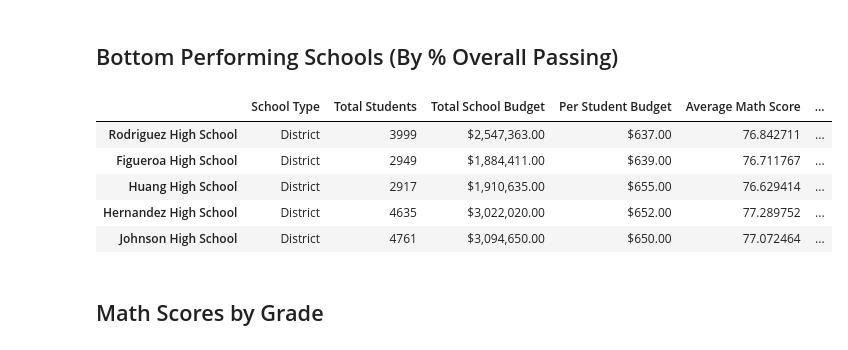
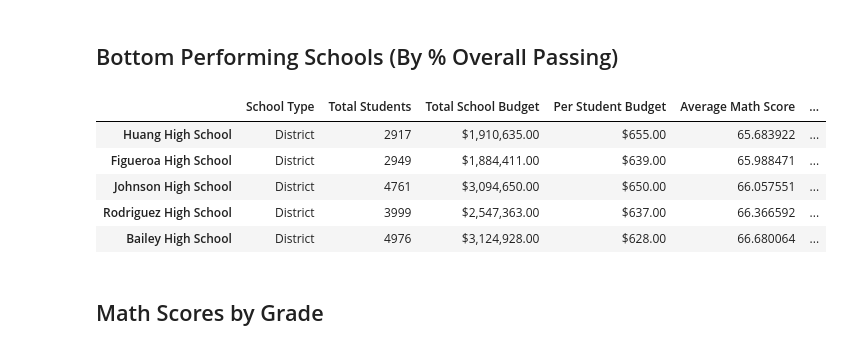
Before and after one commit to jm18443/pandas-challenge, a Jupyter notebook: PyCitySchools/PyCitySchools_starter.ipynb, the cells around one changed output. Saved outputs shown, nothing was run; the diff lists cells and outputs as text; code cells hidden in the pictures.

```diff
--- a/PyCitySchools/PyCitySchools_starter.ipynb
+++ b/PyCitySchools/PyCitySchools_starter.ipynb
@@ -153,10 +217,5 @@ Name: reading_score, dtype: float64
 # %%
 # Calculate the number of schools with math scores of 70 or higher
-#% Passing Math per school (89-91% passing vs 67%)
-pas_math_scor=school_data_complete.loc[school_data_complete["math_score"]>=70]
-pas_math_scor
-
-#assign the math scoor by each school
-group_math_sch=pas_math_scor["school_name"].count()
-group_math_sch
+school_passing_math=school_data_complete.loc[school_data_complete["math_score"]>=70]
+school_passing_math
 # %% [output]
@@ -164,4 +235,5 @@ group_math_sch
 # %%
 # Calculate the number of schools with reading scores of 70 or higher
-school_passing_reading = school_data_complete[school_data_complete['reading_score'] >= 70].reading_score.count()
+school_passing_reading = school_data_complete.loc[school_data_complete['reading_score'] >= 70]
+school_passing_reading
 # %% [output]
@@ -194,16 +277,20 @@ dtype: int64
 # Use the provided code to calculate the passing rates
 per_school_passing_math = school_passing_math.groupby(["school_name"]).count()["student_name"] / per_school_counts * 100
 per_school_passing_reading = school_passing_reading.groupby(["school_name"]).count()["student_name"] / per_school_counts * 100
-overall_passing_rate = passing_math_and_reading.groupby(["school_name"]).count()["student_name"] / per_school_counts * 100
+overall_passing_rate = per_school_passing_math + per_school_passing_reading/100
 # %%
 # Create a DataFrame called `per_school_summary` with columns for the calculations above.
-
+per_school_summary = pd.DataFrame({"School Type":school_types, "Total Students":per_school_counts, "Total School Budget":per_school_budget
+                                ,"Per Student Budget":per_student_budget ,"Average Math Score" : percent_math,
+                             "Average Reading Score":percent_read,
+                             "% Passing Math":percent_math, "% Passing Reading":percent_read,
+                            "% Overall Passing Rate":overall_passing_rate})
 
 # Formatting
 per_school_summary["Total School Budget"] = per_school_summary["Total School Budget"].map("${:,.2f}".format)
 per_school_summary["Per Student Budget"] = per_school_summary["Per Student Budget"].map("${:,.2f}".format)
 
 # Display the DataFrame
-per_school_summary
+per_school_summary.head()
 # %% [output]
 |  | School Type | Total Students | Total School Budget | Per Student Budget | Average Math Score | ... |
@@ -237,13 +319,18 @@ per_school_summary
 ## Bottom Performing Schools (By % Overall Passing)
 # %%
 # Sort the schools by `% Overall Passing` in ascending order and display the top 5 rows.
+bot_schools = per_school_summary.sort_values(["% Passing Math","% Passing Reading","% Overall Passing Rate" ],
+                                        ascending=True)
+
+
+bot_schools.head()
 # %% [output]
 |  | School Type | Total Students | Total School Budget | Per Student Budget | Average Math Score | ... |
-| Rodriguez High School | District | 3999 | $2,547,363.00 | $637.00 | 76.842711 | ... |
-| Figueroa High School | District | 2949 | $1,884,411.00 | $639.00 | 76.711767 | ... |
-| Huang High School | District | 2917 | $1,910,635.00 | $655.00 | 76.629414 | ... |
-| Hernandez High School | District | 4635 | $3,022,020.00 | $652.00 | 77.289752 | ... |
-| Johnson High School | District | 4761 | $3,094,650.00 | $650.00 | 77.072464 | ... |
+| Huang High School | District | 2917 | $1,910,635.00 | $655.00 | 65.683922 | ... |
+| Figueroa High School | District | 2949 | $1,884,411.00 | $639.00 | 65.988471 | ... |
+| Johnson High School | District | 4761 | $3,094,650.00 | $650.00 | 66.057551 | ... |
+| Rodriguez High School | District | 3999 | $2,547,363.00 | $637.00 | 66.366592 | ... |
+| Bailey High School | District | 4976 | $3,124,928.00 | $628.00 | 66.680064 | ... |
 # %% [markdown]
 ## Math Scores by Grade
 # %%
```
Also changed, not shown: parts of 11 cells of this notebook, 1 other file.
